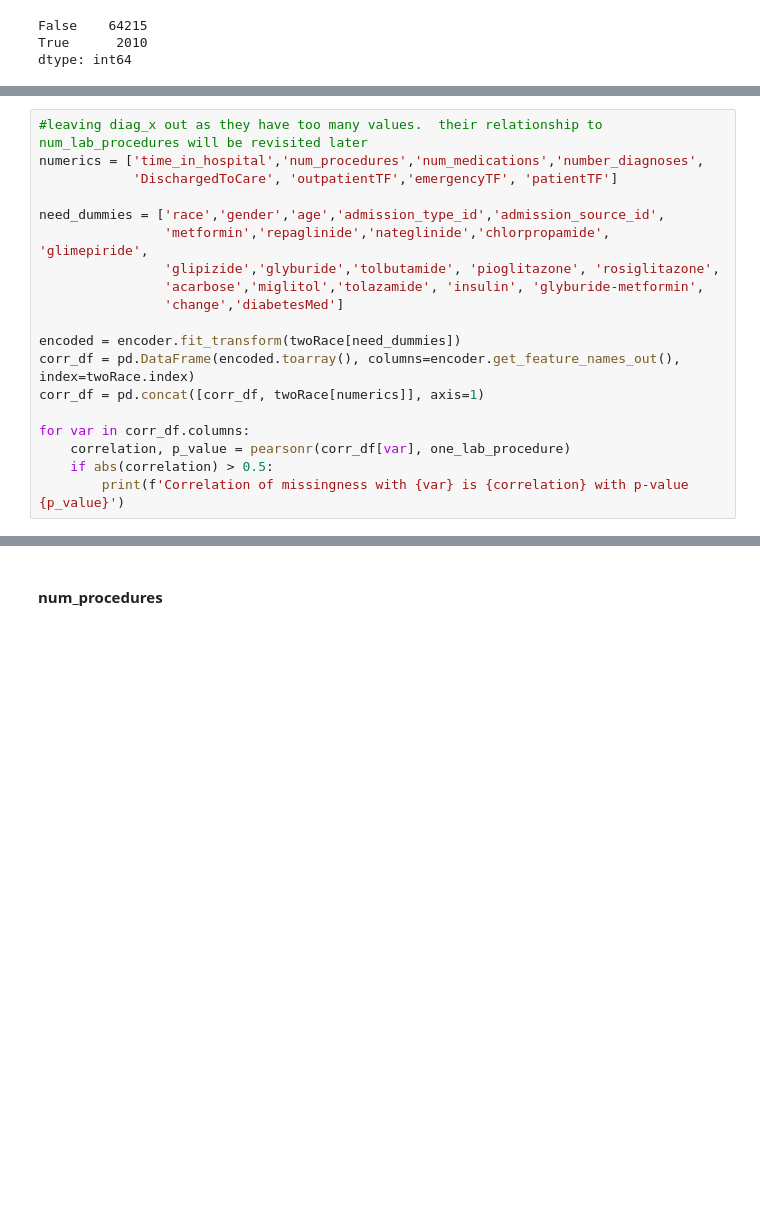
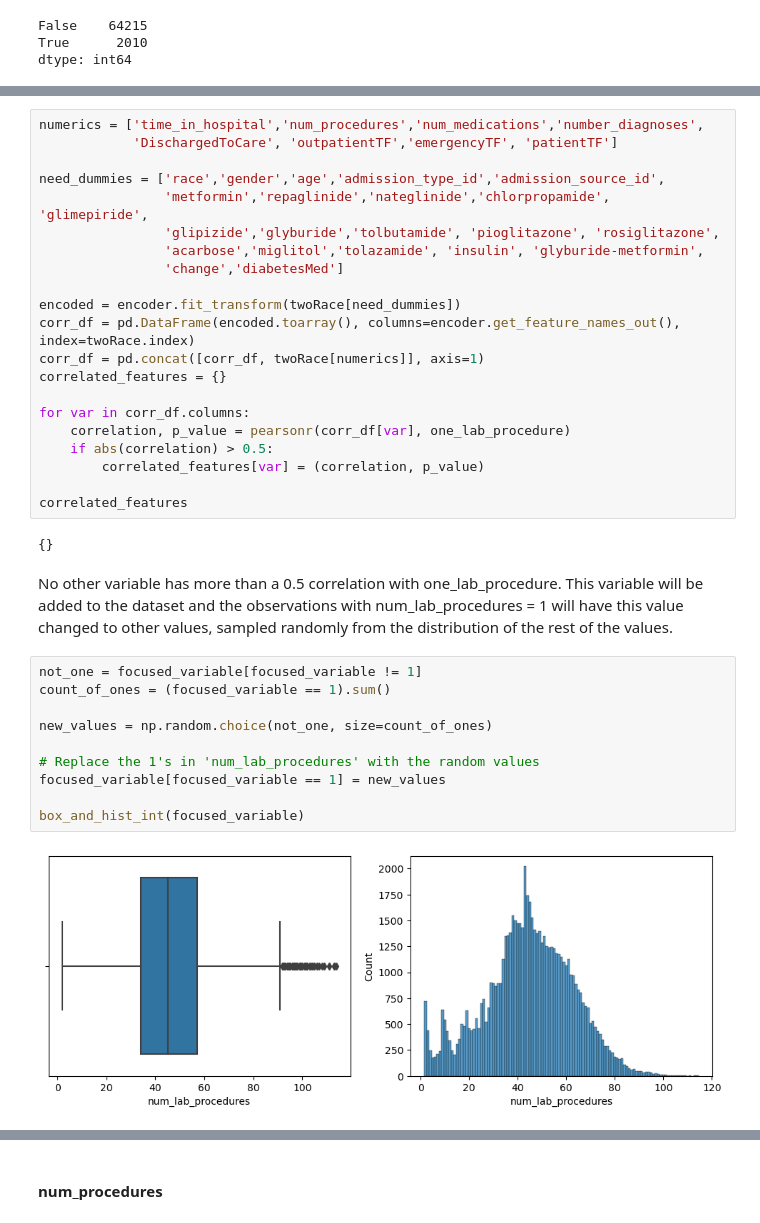
Before and after one commit to ashbyj/PredictingReadmissions, a Jupyter notebook: notebooks/2-ja-eda.ipynb, the cells around one changed output, grey strips where cells are left out. Cells and saved outputs as stored; diff of their text form; blank space fills up the shorter version.

```diff
--- a/notebooks/2-ja-eda.ipynb
+++ b/notebooks/2-ja-eda.ipynb
@@ -560,5 +548,4 @@ expected, observed
 # %%
-#leaving diag_x out as they have too many values.  their relationship to num_lab_procedures will be revisited later
 numerics = ['time_in_hospital','num_procedures','num_medications','number_diagnoses',
             'DischargedToCare', 'outpatientTF','emergencyTF', 'patientTF']
 
@@ -571,9 +558,28 @@ need_dummies = ['race','gender','age','admission_type_id','admission_source_id',
 encoded = encoder.fit_transform(twoRace[need_dummies])
 corr_df = pd.DataFrame(encoded.toarray(), columns=encoder.get_feature_names_out(), index=twoRace.index)
 corr_df = pd.concat([corr_df, twoRace[numerics]], axis=1)
+correlated_features = {}
 
 for var in corr_df.columns:
     correlation, p_value = pearsonr(corr_df[var], one_lab_procedure)
     if abs(correlation) > 0.5:
-        print(f'Correlation of missingness with {var} is {correlation} with p-value {p_value}')
+        correlated_features[var] = (correlation, p_value)
+
+correlated_features
+# %% [output]
+{}
+# %% [markdown]
+No other variable has more than a 0.5 correlation with one_lab_procedure.  This variable will be added to the dataset and the observations with num_lab_procedures = 1 will have this value changed to other values, sampled randomly from the distribution of the rest of the values.
+# %%
+not_one = focused_variable[focused_variable != 1]
+count_of_ones = (focused_variable == 1).sum()
+
+new_values = np.random.choice(not_one, size=count_of_ones)
+
+# Replace the 1's in 'num_lab_procedures' with the random values
+focused_variable[focused_variable == 1] = new_values
+
+box_and_hist_int(focused_variable)
+# %% [output]
+[figure, added]
 # %% [markdown]
```
Also changed, not shown: parts of 38 cells of this notebook.
